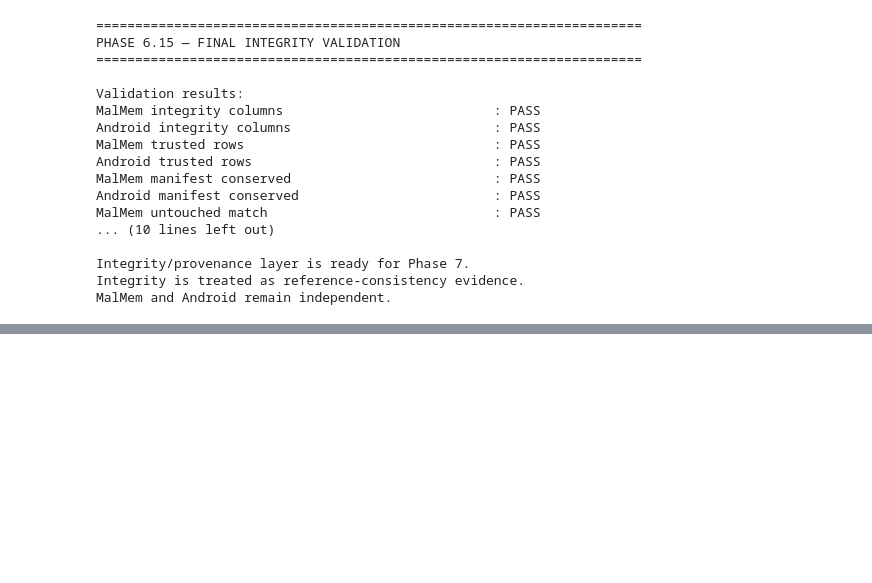
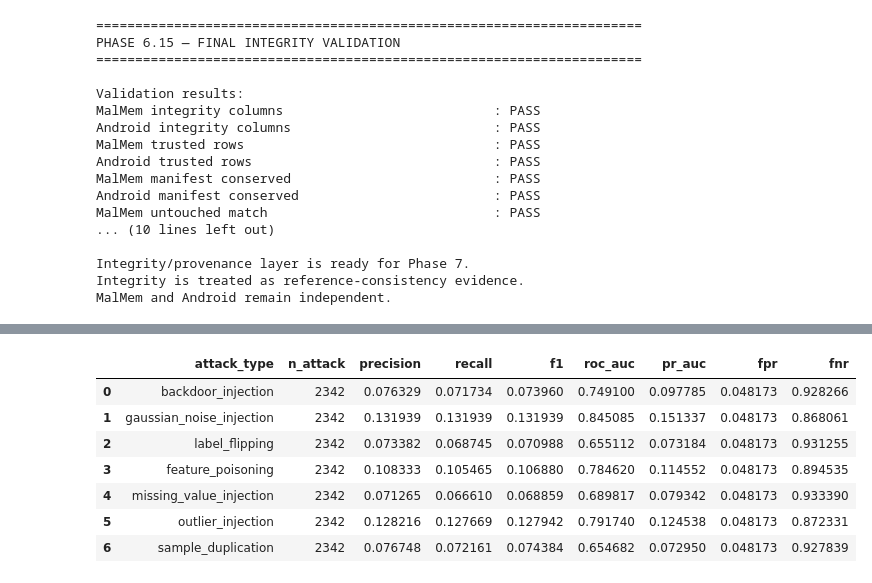
Before and after one commit to alokmuskan/PoisonShield, a Jupyter notebook: notebooks/01_dataset_audit.ipynb, the cells around one changed output, grey strips where cells are left out. Drawn from its saved outputs; the diff is of its cells as text; code cells hidden in the pictures; blank space fills up the shorter version.

Commit message:
7th Phase done

```diff
--- a/notebooks/01_dataset_audit.ipynb
+++ b/notebooks/01_dataset_audit.ipynb
@@ -10588,0 +11414,79 @@ MalMem and Android remain independent.
+# %%
+# ============================================================
+# PHASE 7.10 — ATTACK-SPECIFIC ANOMALY PERFORMANCE
+# ============================================================
+
+print("=" * 70)
+print("PHASE 7.10 — ATTACK-SPECIFIC ANOMALY PERFORMANCE")
+print("=" * 70)
+
+
+def attack_specific_metrics(
+    df,
+    attack_column="attack_type"
+):
+    results = []
+
+    attack_types = [
+        a for a in df[attack_column].unique()
+        if a != "clean"
+    ]
+
+    for attack in attack_types:
+
+        # ----------------------------------------------------
+        # Select clean + one attack type
+        # ----------------------------------------------------
+
+        subset = df[
+            (df[attack_column] == "clean")
+            | (df[attack_column] == attack)
+        ].copy()
+
+        y_true = (
+            subset[attack_column] != "clean"
+        ).astype(int)
+
+        y_score = subset["anomaly_score"]
+
+        y_pred = subset["anomaly_flag"]
+
+        metrics = calculate_detection_metrics(
+            y_true=y_true,
+            y_score=y_score,
+            y_pred=y_pred
+        )
+
+        results.append({
+            "attack_type": attack,
+            "n_attack": int(
+                (subset[attack_column] == attack).sum()
+            ),
+            "precision": metrics["precision"],
+            "recall": metrics["recall"],
+            "f1": metrics["f1"],
+            "roc_auc": metrics["roc_auc"],
+            "pr_auc": metrics["pr_auc"],
+            "fpr": metrics["fpr"],
+            "fnr": metrics["fnr"]
+        })
+
+    return pd.DataFrame(results)
+
+
+malmem_attack_metrics = attack_specific_metrics(
+    malmem
+)
+
+android_attack_metrics = attack_specific_metrics(
+    android
+)
+
+print("\nMalMem attack-specific results:")
+display(malmem_attack_metrics)
+
+print("\nAndroid attack-specific results:")
+display(android_attack_metrics)
+
+print("\nPhase 7.10 PASSED.")
+# %% [output]
@@ -10588,0 +11498,8 @@ MalMem and Android remain independent.
+|  | attack_type | n_attack | precision | recall | f1 | roc_auc | pr_auc | fpr | fnr |
+| 0 | backdoor_injection | 2342 | 0.076329 | 0.071734 | 0.073960 | 0.749100 | 0.097785 | 0.048173 | 0.928266 |
+| 1 | gaussian_noise_injection | 2342 | 0.131939 | 0.131939 | 0.131939 | 0.845085 | 0.151337 | 0.048173 | 0.868061 |
+| 2 | label_flipping | 2342 | 0.073382 | 0.068745 | 0.070988 | 0.655112 | 0.073184 | 0.048173 | 0.931255 |
+| 3 | feature_poisoning | 2342 | 0.108333 | 0.105465 | 0.106880 | 0.784620 | 0.114552 | 0.048173 | 0.894535 |
+| 4 | missing_value_injection | 2342 | 0.071265 | 0.066610 | 0.068859 | 0.689817 | 0.079342 | 0.048173 | 0.933390 |
+| 5 | outlier_injection | 2342 | 0.128216 | 0.127669 | 0.127942 | 0.791740 | 0.124538 | 0.048173 | 0.872331 |
+| 6 | sample_duplication | 2342 | 0.076748 | 0.072161 | 0.074384 | 0.654682 | 0.072950 | 0.048173 | 0.927839 |
```
Also changed, not shown: parts of 24 cells of this notebook, 4 other files.
